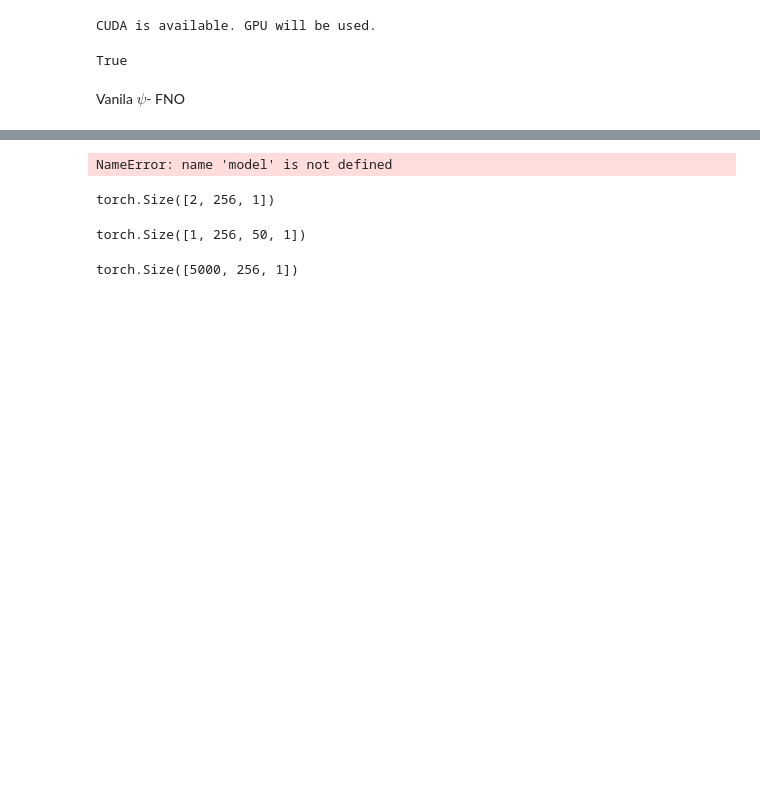
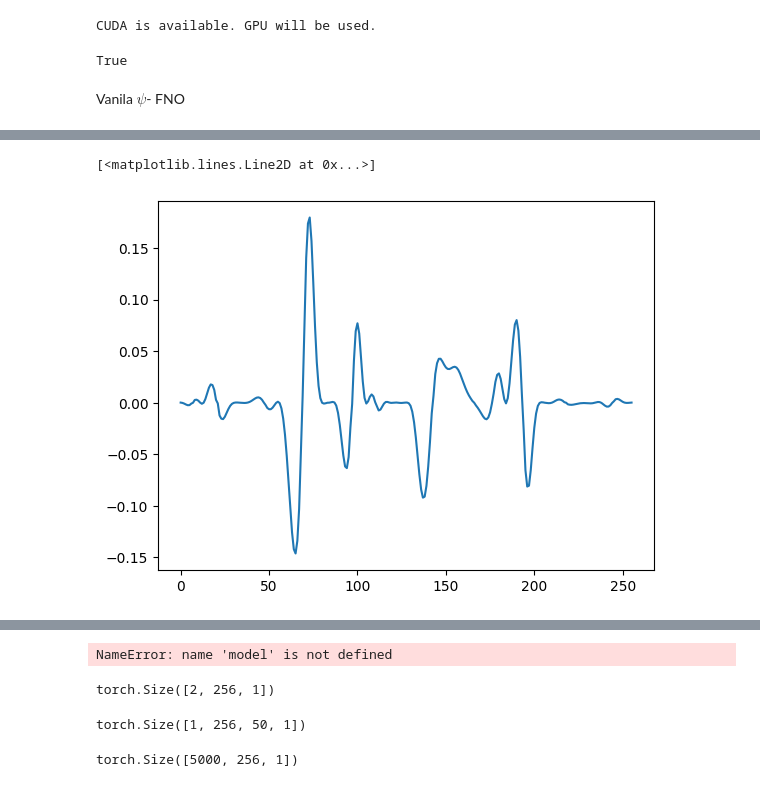
Before and after one commit to xx257xx/CONTEXT_FLUX_NO, a Jupyter notebook: ICONFLUXNO-attention.ipynb, the cells around one changed output, grey strips where cells are left out. Saved outputs shown, nothing was run; the diff lists cells and outputs as text; code cells hidden in the pictures; blank space fills up the shorter version.

```diff
--- a/ICONFLUXNO-attention.ipynb
+++ b/ICONFLUXNO-attention.ipynb
@@ -658,0 +603,6 @@ plt.plot((model.forward(X,xl)).squeeze().detach().cpu())
+# %%
+X = dataset[3:4,:,:19,0].unsqueeze(-1).to(device)
+plt.plot((torch.roll(X, -1, dims = 2)-X)[:,:,0].detach().cpu().squeeze())
+# %% [output]
+[<matplotlib.lines.Line2D at 0x...>]
+[figure, added]
```
Also changed, not shown: parts of 22 cells of this notebook.
